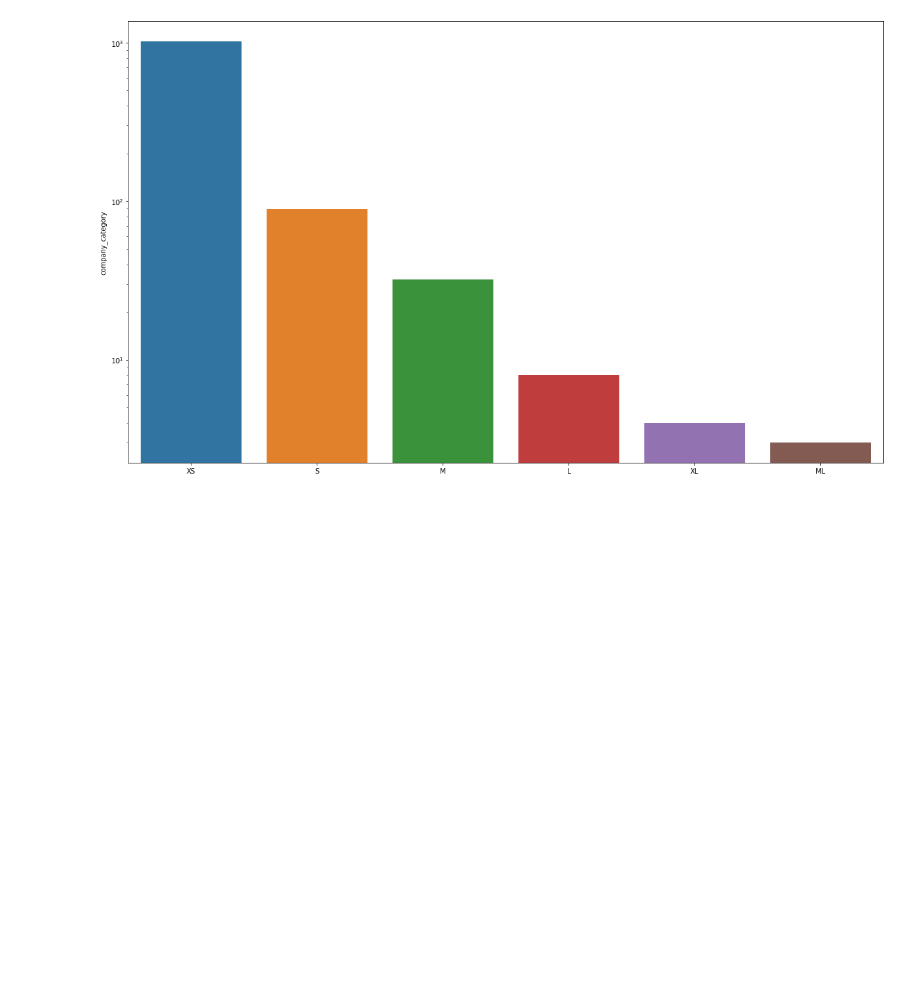
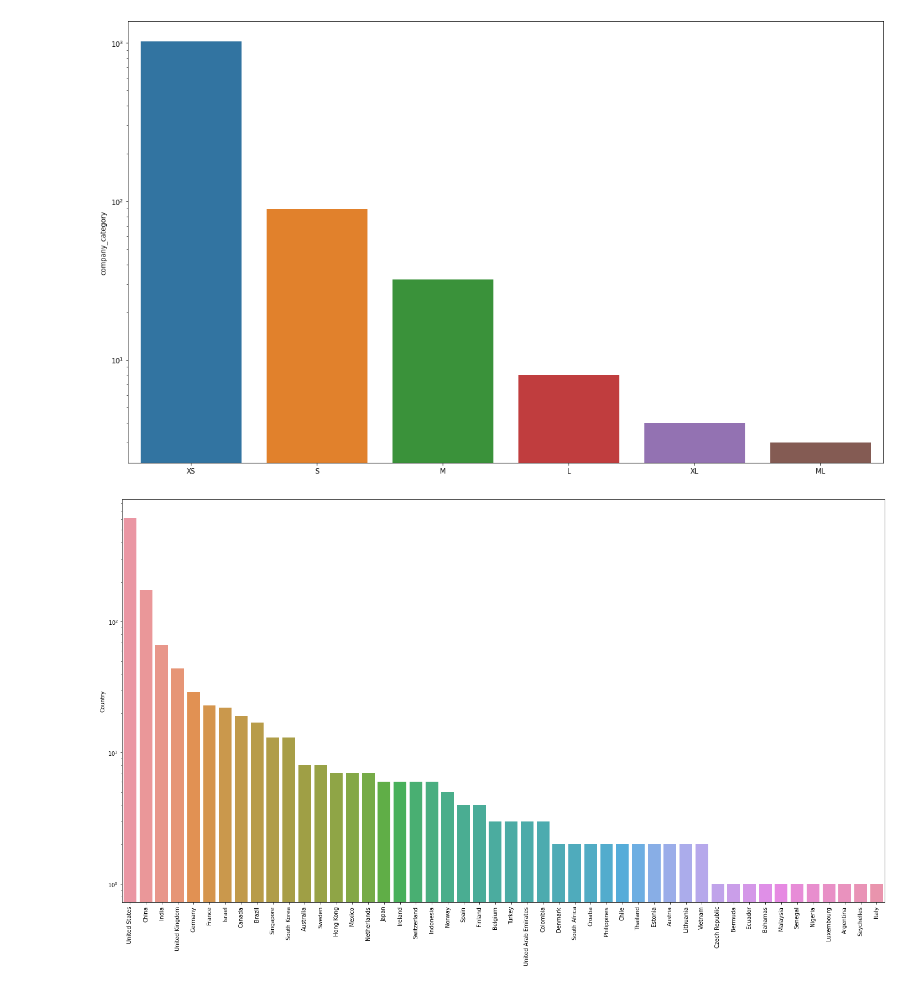
Before and after one commit to amitdas022/Unicorns, a Jupyter notebook: notebooks/visual.ipynb, the cells around one changed output. Cells and saved outputs as stored; diff of their text form; code cells hidden in the pictures; blank space fills up the shorter version.

Commit message:
Added country vs occurance chart

```diff
--- a/notebooks/visual.ipynb
+++ b/notebooks/visual.ipynb
@@ -109,3 +109,14 @@ sns.barplot(x=x_val_occurance, y=val_occurance, ax=ax_voc).set_yscale('log')
 plt.show()
 # %% [output]
 [figure]
+# %%
+# Occurance of category in valuation_cat column
+country_occurance = df_all['Country'].value_counts()
+country_occurance_chart, ax_coc = plt.subplots(figsize=(20,12))
+x_country_occurance = country_occurance.index
+sns.barplot(x=x_country_occurance, y=country_occurance, ax=ax_coc).set_yscale('log')
+plt.xticks(rotation=90)
+plt.tight_layout()
+plt.show()
+# %% [output]
+[figure, added]
```
